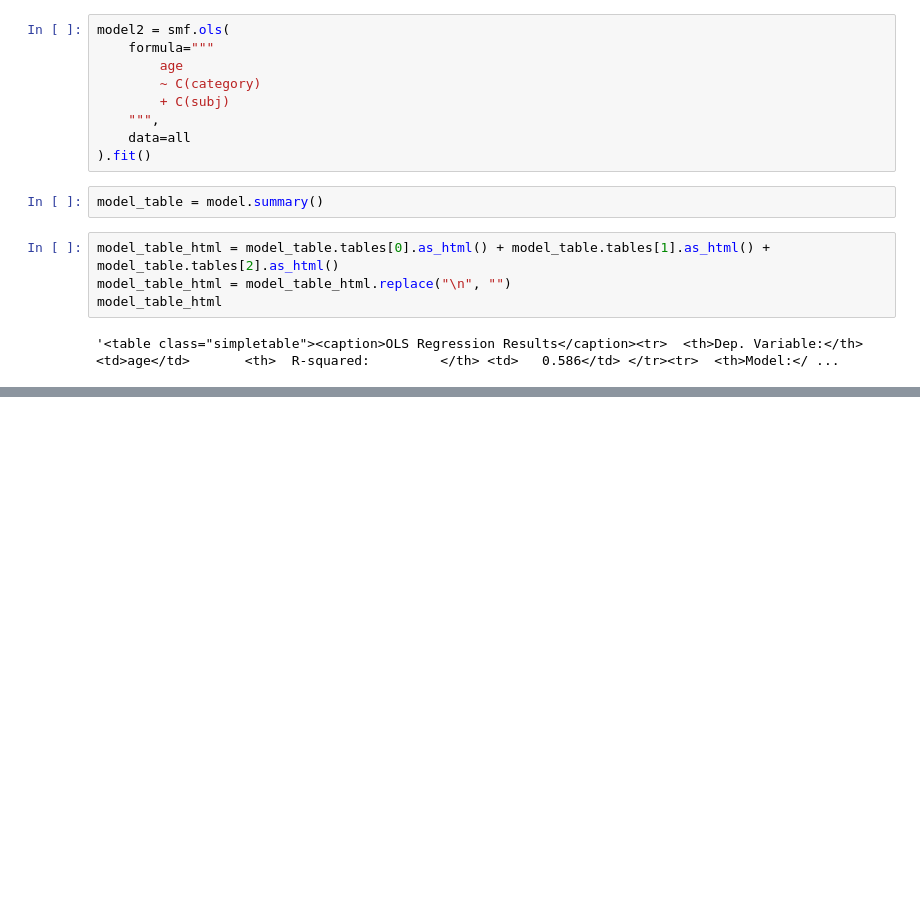
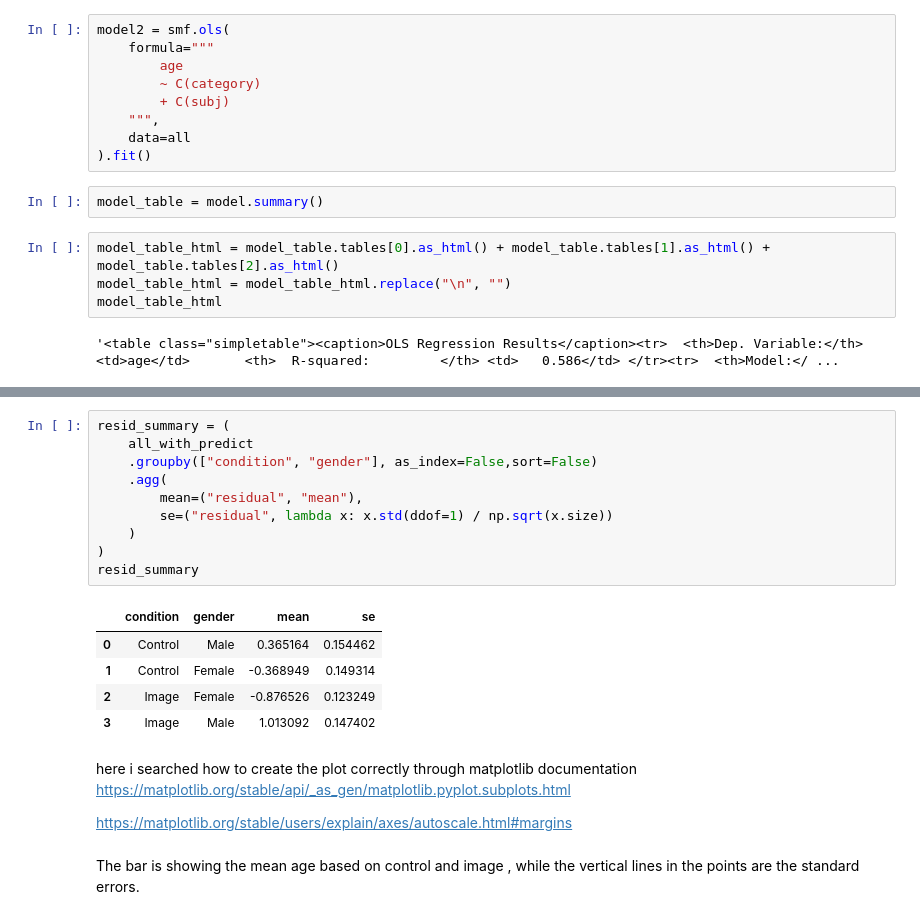
Before and after one commit to vassilismylo/Applied_ML, a Jupyter notebook: age_gender_distortion_ex2/age_gender_distortion_ex2.ipynb, the cells around one changed output, grey strips where cells are left out. Saved outputs shown, nothing was run; the diff lists cells and outputs as text; blank space fills up the shorter version.

```diff
--- a/age_gender_distortion_ex2/age_gender_distortion_ex2.ipynb
+++ b/age_gender_distortion_ex2/age_gender_distortion_ex2.ipynb
@@ -709,0 +749,23 @@ model_table_html
+# %%
+resid_summary = (
+    all_with_predict
+    .groupby(["condition", "gender"], as_index=False,sort=False)
+    .agg(
+        mean=("residual", "mean"),
+        se=("residual", lambda x: x.std(ddof=1) / np.sqrt(x.size))
+    )
+)
+resid_summary
+# %% [output]
+|  | condition | gender | mean | se |
+| 0 | Control | Male | 0.365164 | 0.154462 |
+| 1 | Control | Female | -0.368949 | 0.149314 |
+| 2 | Image | Female | -0.876526 | 0.123249 |
+| 3 | Image | Male | 1.013092 | 0.147402 |
+# %% [markdown]
+here i searched how to create the plot correctly through matplotlib documentation
+https://matplotlib.org/stable/api/_as_gen/matplotlib.pyplot.subplots.html
+
+https://matplotlib.org/stable/users/explain/axes/autoscale.html#margins
+# %% [markdown]
+The bar is showing the mean age based on control and image , while the vertical lines in the points are the standard errors.
```
Also changed, not shown: parts of 8 cells of this notebook, 2 other files.
